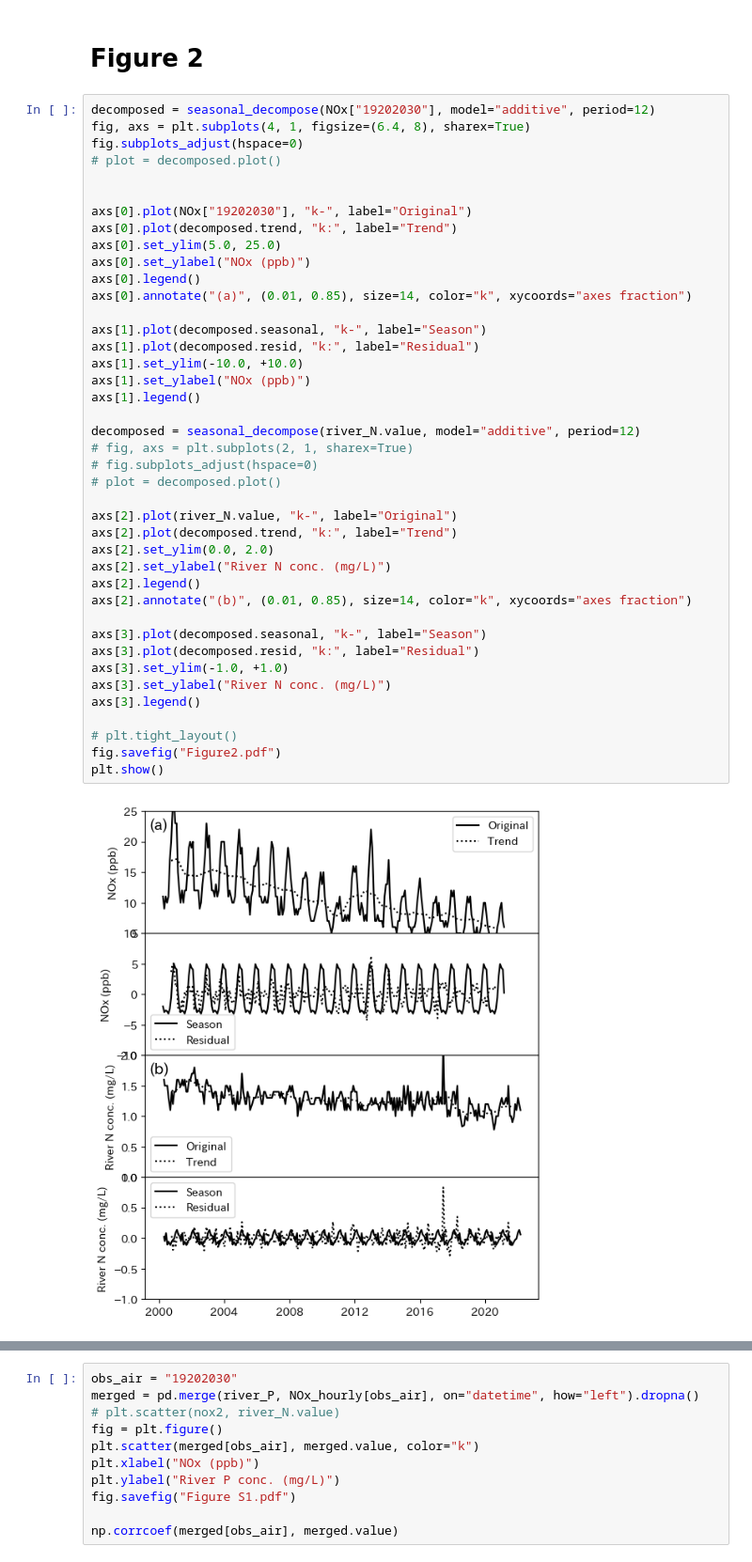
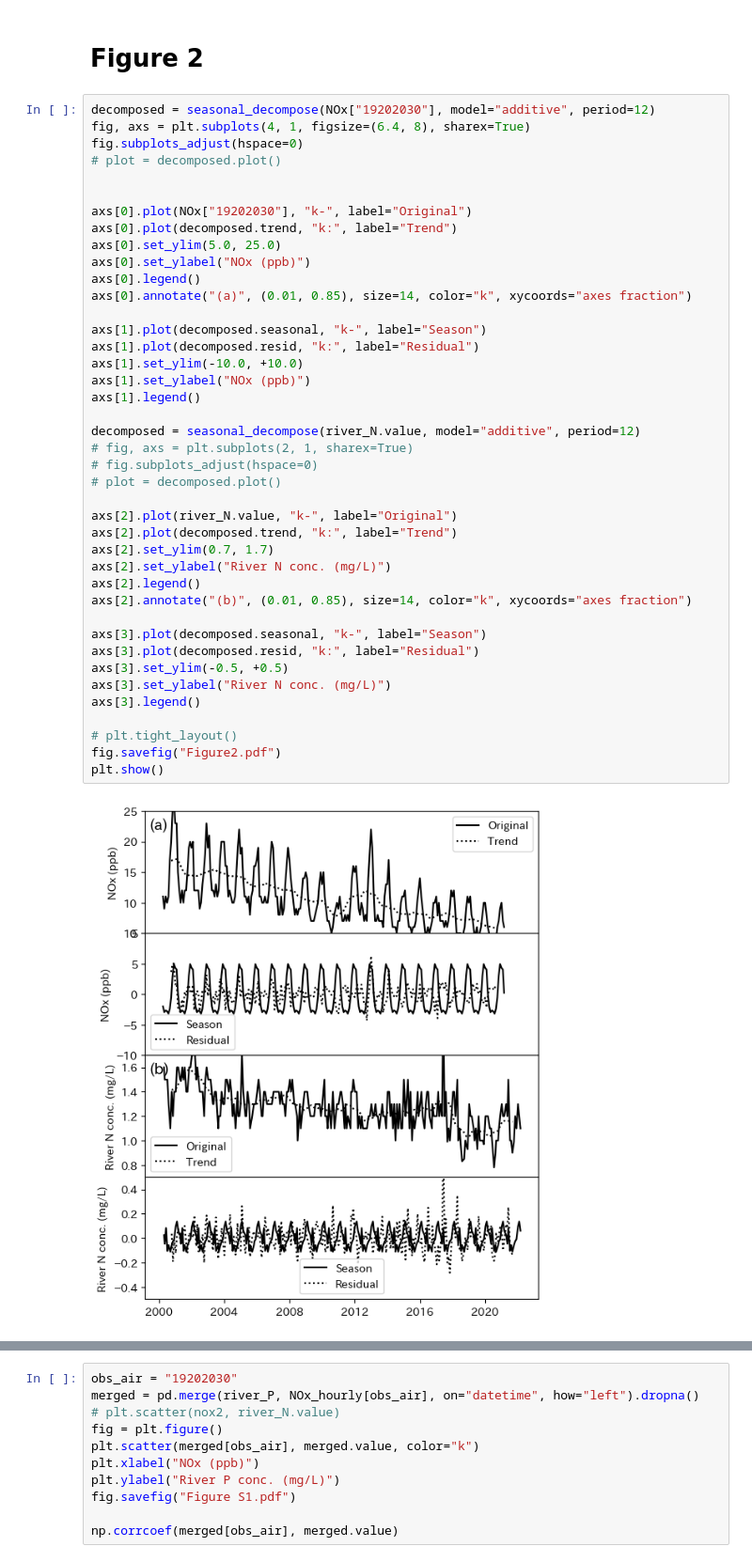
Before and after one commit to vitroid/KM2025, a Jupyter notebook: v4.ipynb, the cells around one changed output, grey strips where cells are left out. Shown at 94% size. Cells and saved outputs as stored; diff of their text form.

```diff
--- a/v4.ipynb
+++ b/v4.ipynb
@@ -1112,33 +1099,33 @@ axs[0].set_ylim(5.0, 25.0)
 axs[0].set_ylabel("NOx (ppb)")
 axs[0].legend()
 axs[0].annotate("(a)", (0.01, 0.85), size=14, color="k", xycoords="axes fraction")
 
 axs[1].plot(decomposed.seasonal, "k-", label="Season")
 axs[1].plot(decomposed.resid, "k:", label="Residual")
 axs[1].set_ylim(-10.0, +10.0)
 axs[1].set_ylabel("NOx (ppb)")
 axs[1].legend()
 
 decomposed = seasonal_decompose(river_N.value, model="additive", period=12)
 # fig, axs = plt.subplots(2, 1, sharex=True)
 # fig.subplots_adjust(hspace=0)
 # plot = decomposed.plot()
 
 axs[2].plot(river_N.value, "k-", label="Original")
 axs[2].plot(decomposed.trend, "k:", label="Trend")
-axs[2].set_ylim(0.0, 2.0)
+axs[2].set_ylim(0.7, 1.7)
 axs[2].set_ylabel("River N conc. (mg/L)")
 axs[2].legend()
 axs[2].annotate("(b)", (0.01, 0.85), size=14, color="k", xycoords="axes fraction")
 
 axs[3].plot(decomposed.seasonal, "k-", label="Season")
 axs[3].plot(decomposed.resid, "k:", label="Residual")
-axs[3].set_ylim(-1.0, +1.0)
+axs[3].set_ylim(-0.5, +0.5)
 axs[3].set_ylabel("River N conc. (mg/L)")
 axs[3].legend()
 
 # plt.tight_layout()
 fig.savefig("Figure2.pdf")
 plt.show()
 # %% [output]
-[figure, old version]
+[figure, new version]
```
Also changed, not shown: parts of 6 cells of this notebook.
